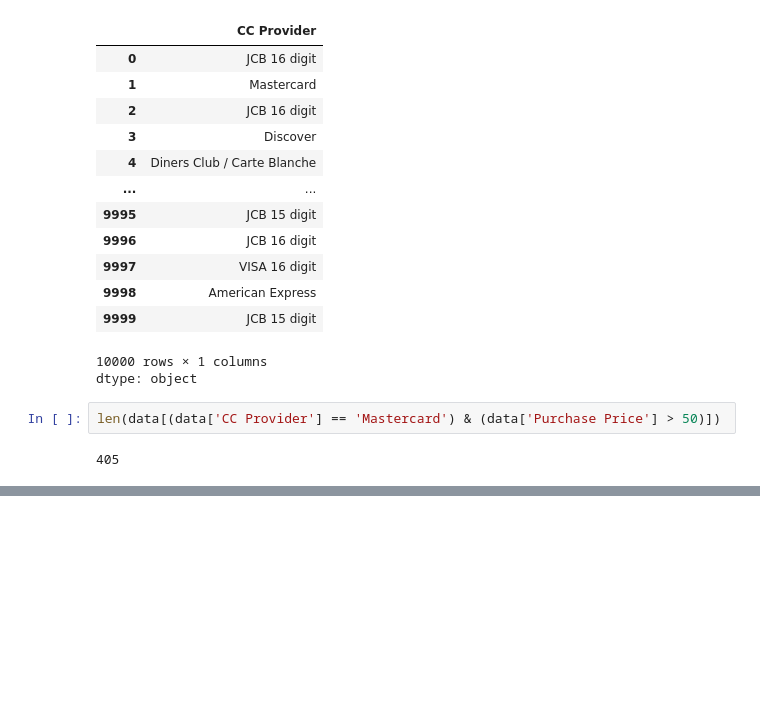
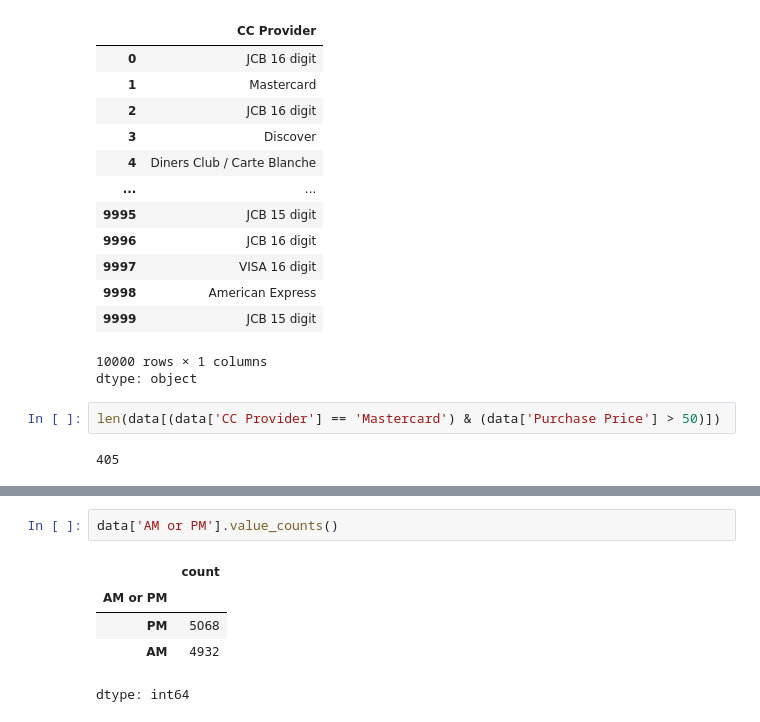
Before and after one commit to EBNyame/Ecommerce-Purchases, a Jupyter notebook: Ecommerce_Purchases.ipynb, the cells around one changed output, grey strips where cells are left out. Cells and saved outputs as stored; diff of their text form; blank space fills up the shorter version.

```diff
--- a/Ecommerce_Purchases.ipynb
+++ b/Ecommerce_Purchases.ipynb
@@ -232,0 +255,8 @@ data['Purchase Price'] > 50
+# %%
+data['AM or PM'].value_counts()
+# %% [output]
+|  | count |
+| AM or PM |  |
+| PM | 5068 |
+| AM | 4932 |
+dtype: int64
```
Also changed, not shown: parts of 15 cells of this notebook.
